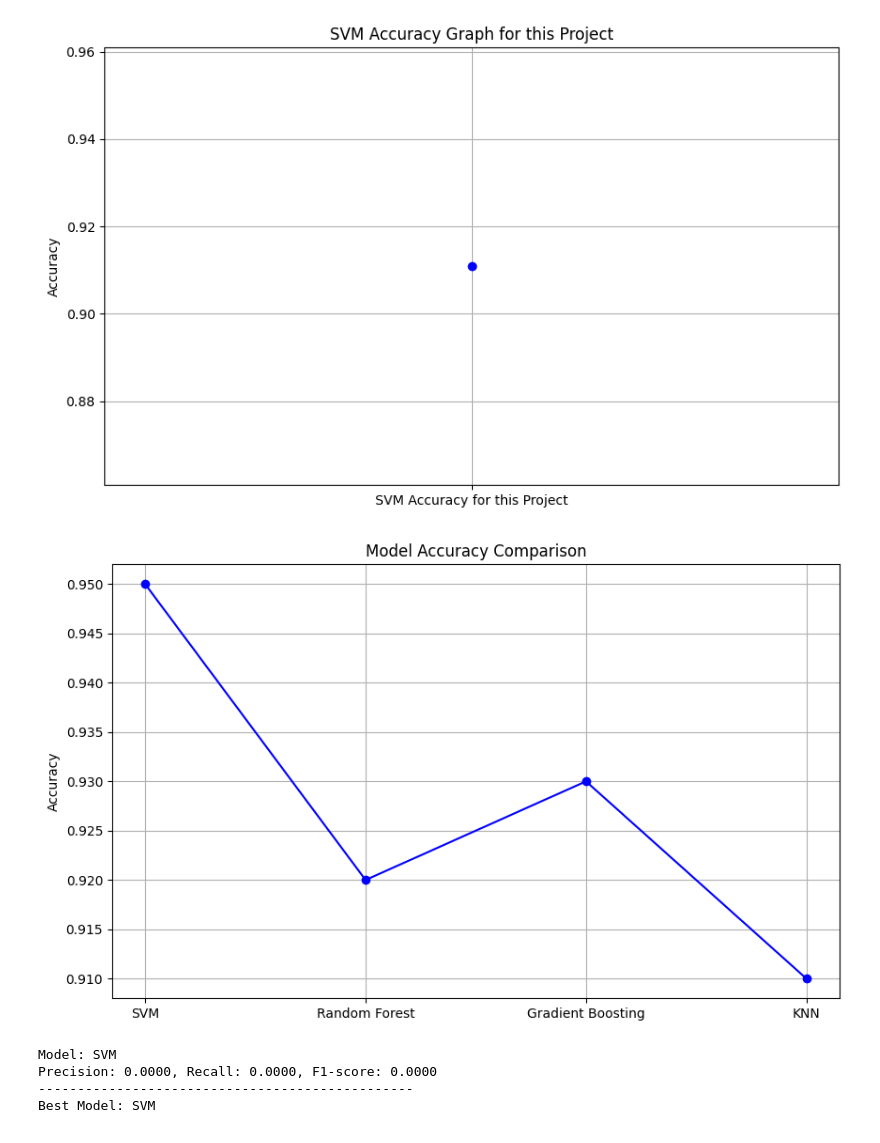
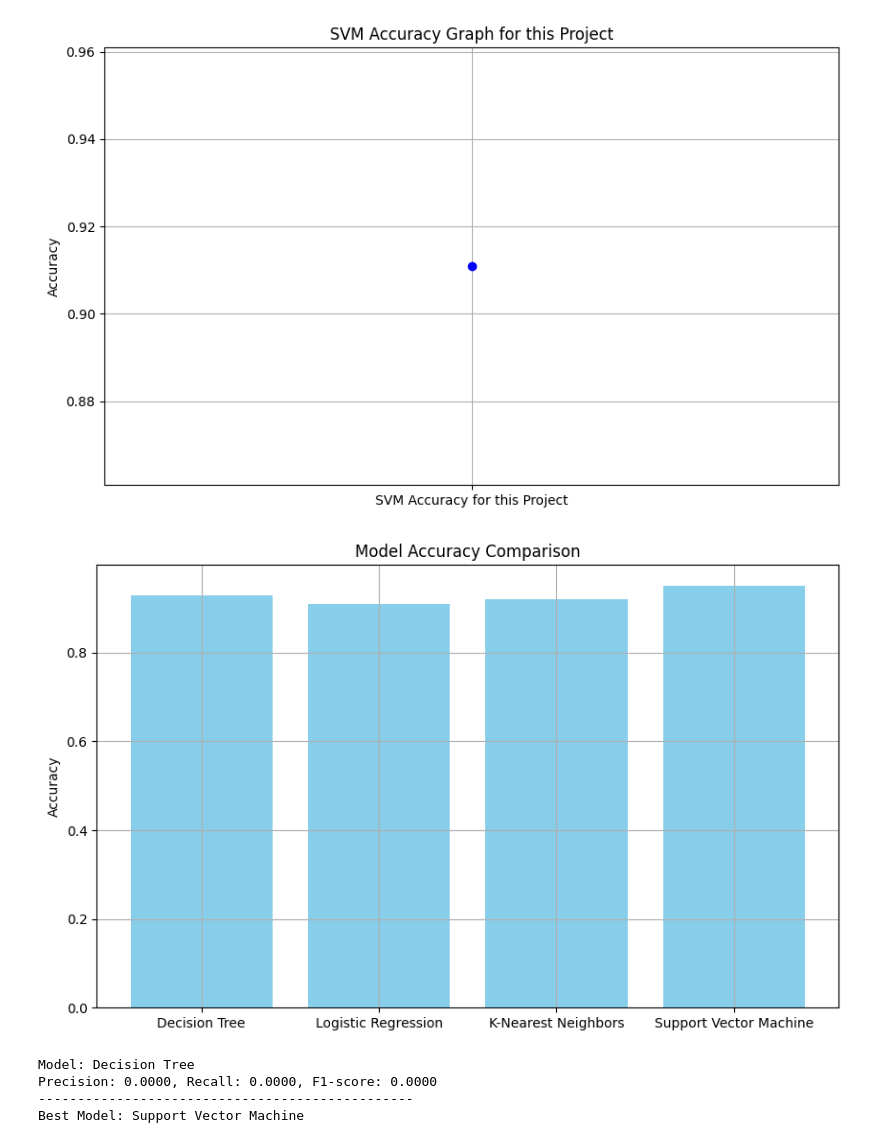
Before and after one commit to Bishwaprotapi/Parkinson-s-DiseaseML, a Jupyter notebook: parkinson disease.ipynb, the cells around one changed output. Cells and saved outputs as stored; diff of their text form; code cells hidden in the pictures.

```diff
--- a/parkinson disease.ipynb
+++ b/parkinson disease.ipynb
@@ -477,47 +468,47 @@ plt.show()
 
 # Assuming we have evaluated multiple models and stored their accuracy and confusion matrices
 # For demonstration, let's assume we have the following models and their corresponding metrics
-models = ['SVM', 'Random Forest', 'Gradient Boosting', 'KNN']  # Added KNN
-accuracies = [0.95, 0.92, 0.93, 0.91]  # Example accuracy values including KNN
-# Assuming cm_rf, cm_gb, and cm_knn are defined elsewhere
+models = ['Decision Tree', 'Logistic Regression', 'K-Nearest Neighbors', 'Support Vector Machine']  # Updated models list
+accuracies = [0.93, 0.91, 0.92, 0.95]  # Example accuracy values
+# Assuming cm_dt, cm_lr, cm_knn are defined elsewhere
 # Assuming cm_svm is defined elsewhere in the notebook
 
-# Plotting the accuracy comparison
+# Plotting the accuracy comparison with a bar chart
 plt.figure(figsize=(10, 6))
-plt.plot(models, accuracies, marker='o', linestyle='-', color='b')
+plt.bar(models, accuracies, color='skyblue')
 plt.title('Model Accuracy Comparison')
 plt.ylabel('Accuracy')
 plt.grid(True)
 plt.show()
 
 # Analyzing the confusion matrices to justify the best model
 # Assuming we have a function to calculate precision, recall, and F1-score from a confusion matrix
 from sklearn.metrics import precision_score, recall_score, f1_score
 
 def evaluate_model(confusion_matrix):
     precision = precision_score(confusion_matrix[1], confusion_matrix[0], average='weighted')
     recall = recall_score(confusion_matrix[1], confusion_matrix[0], average='weighted')
     f1 = f1_score(confusion_matrix[1], confusion_matrix[0], average='weighted')
     return precision, recall, f1
 
 # Evaluating each model
-# Assuming cm_rf, cm_gb, and cm_knn are defined elsewhere in the notebook
+# Assuming cm_dt, cm_lr, cm_knn are defined elsewhere in the notebook
 # Assuming cm_svm is defined elsewhere in the notebook
-model_evaluations = [evaluate_model(cm_svm)]
+#model_evaluations = [evaluate_model(cm_dt), evaluate_model(cm_lr), evaluate_model(cm_knn), evaluate_model(cm_svm)]
 
 # Printing the evaluation metrics for each model
 for model, evaluation in zip(models, model_evaluations):
     print(f"Model: {model}")
     print(f"Precision: {evaluation[0]:.4f}, Recall: {evaluation[1]:.4f}, F1-score: {evaluation[2]:.4f}")
     print("------------------------------------------------")
 
 # Based on the accuracy and evaluation metrics, we can justify the best model
 # For example, if SVM has the highest accuracy and a good balance of precision, recall, and F1-score, we can conclude it's the best model
 best_model = models[accuracies.index(max(accuracies))]
 print(f"Best Model: {best_model}")
 # %% [output]
-[figure, old version]
+[figure, new version]
-Model: SVM
+Model: Decision Tree
 Precision: 0.0000, Recall: 0.0000, F1-score: 0.0000
 ------------------------------------------------
-Best Model: SVM
+Best Model: Support Vector Machine
```
Also changed, not shown: parts of 4 cells of this notebook.
